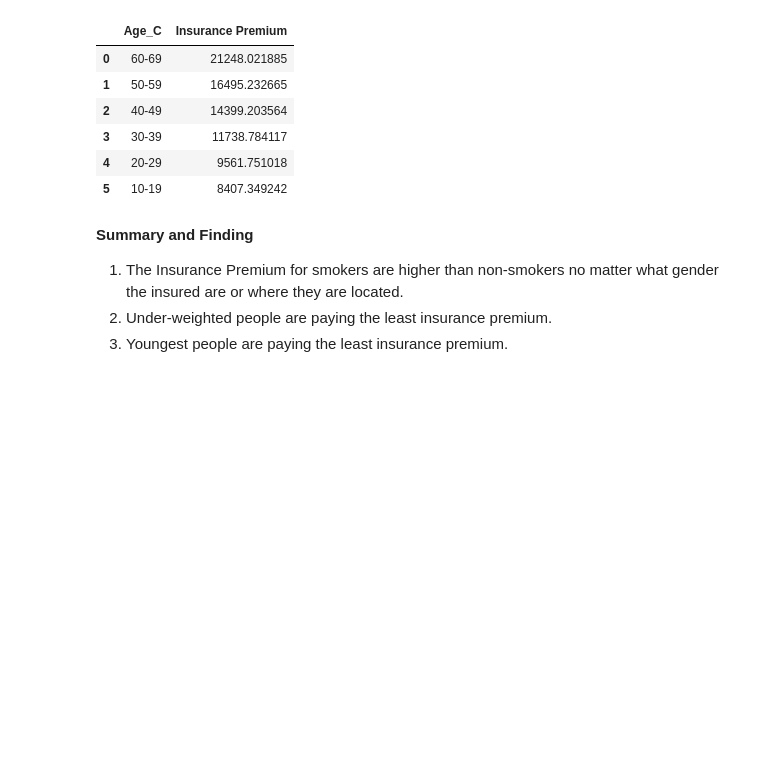
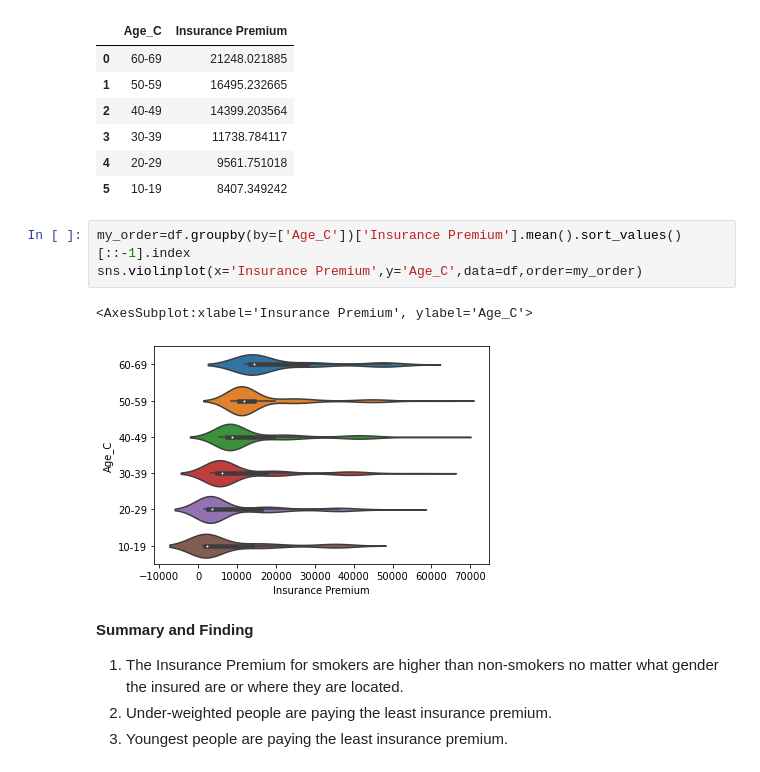
Before and after one commit to data301-2021-summer2/project-group24-project, a Jupyter notebook: analysis/scripts/Data Analysis.ipynb, the cells around one changed output. Cells and saved outputs as stored; diff of their text form; blank space fills up the shorter version.

```diff
--- a/analysis/scripts/Data Analysis.ipynb
+++ b/analysis/scripts/Data Analysis.ipynb
@@ -231,6 +237,12 @@ df1.reset_index()
 | 3 | 30-39 | 11738.784117 |
 | 4 | 20-29 | 9561.751018 |
 | 5 | 10-19 | 8407.349242 |
+# %%
+my_order=df.groupby(by=['Age_C'])['Insurance Premium'].mean().sort_values()[::-1].index
+sns.violinplot(x='Insurance Premium',y='Age_C',data=df,order=my_order)
+# %% [output]
+<AxesSubplot:xlabel='Insurance Premium', ylabel='Age_C'>
+[figure, added]
 # %% [markdown]
 **Summary and Finding**
 1. The Insurance Premium for smokers are higher than non-smokers no matter what gender the insured are or where they are located.
```
Also changed, not shown: parts of 1 cell of this notebook.
